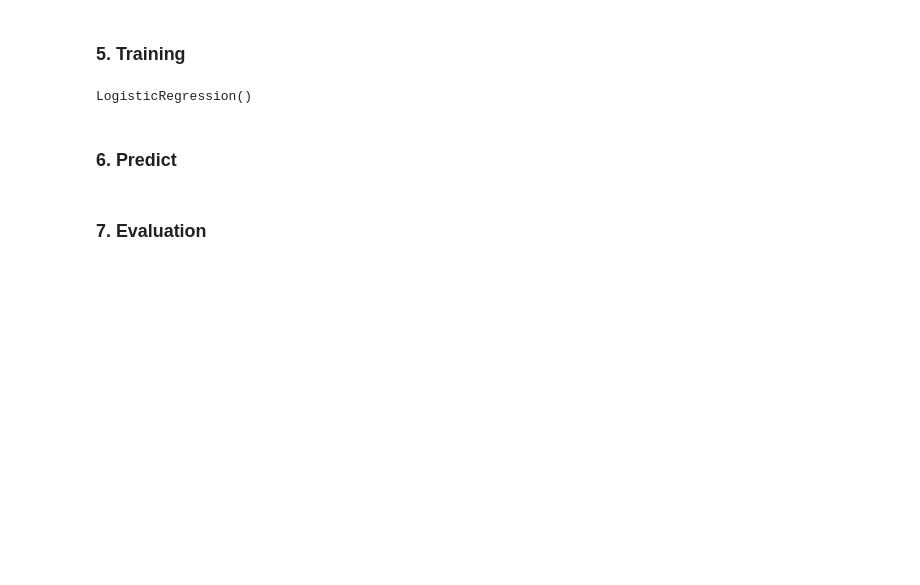
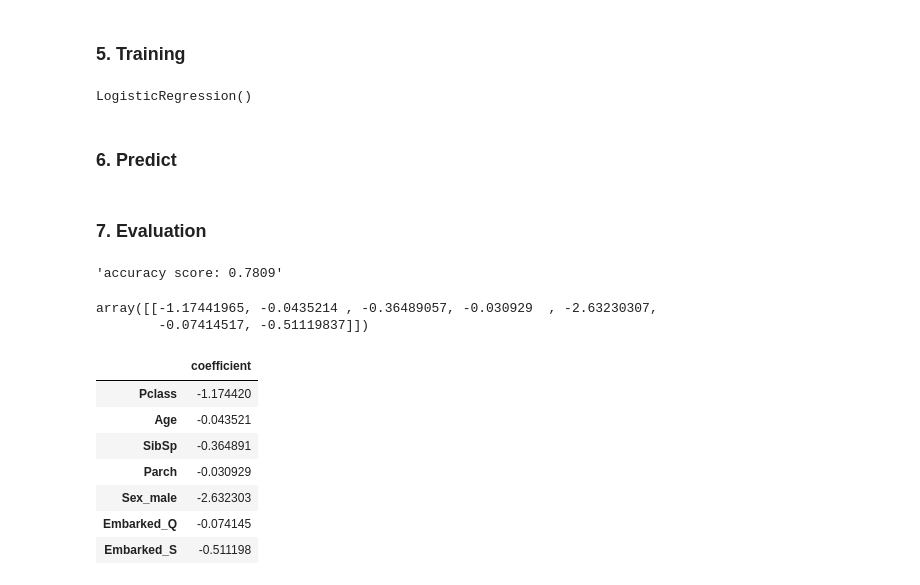
Before and after one commit to PSLeon24/LearnAI, a Jupyter notebook: MachineLearning_LogisticRegression.ipynb, the cells around one changed output. Drawn from its saved outputs; the diff is of its cells as text; code cells hidden in the pictures; blank space fills up the shorter version.

```diff
--- a/MachineLearning_LogisticRegression.ipynb
+++ b/MachineLearning_LogisticRegression.ipynb
@@ -176,3 +181,25 @@ LogisticRegression()
 pred = model.predict(X_test)
 # %% [markdown]
 ### 7. Evaluation
+# %%
+f'accuracy score: {accuracy_score(y_test, pred):.4f}'
+# %% [output]
+'accuracy score: 0.7809'
+# %%
+model.coef_
+# %% [output]
+array([[-1.17441965, -0.0435214 , -0.36489057, -0.030929  , -2.63230307,
+        -0.07414517, -0.51119837]])
+# %%
+coef = pd.DataFrame(model.coef_[0], columns=['coefficient'])
+coef.index = X.columns
+coef
+# %% [output]
+|  | coefficient |
+| Pclass | -1.174420 |
+| Age | -0.043521 |
+| SibSp | -0.364891 |
+| Parch | -0.030929 |
+| Sex_male | -2.632303 |
+| Embarked_Q | -0.074145 |
+| Embarked_S | -0.511198 |
```
Also changed, not shown: parts of 6 cells of this notebook.
